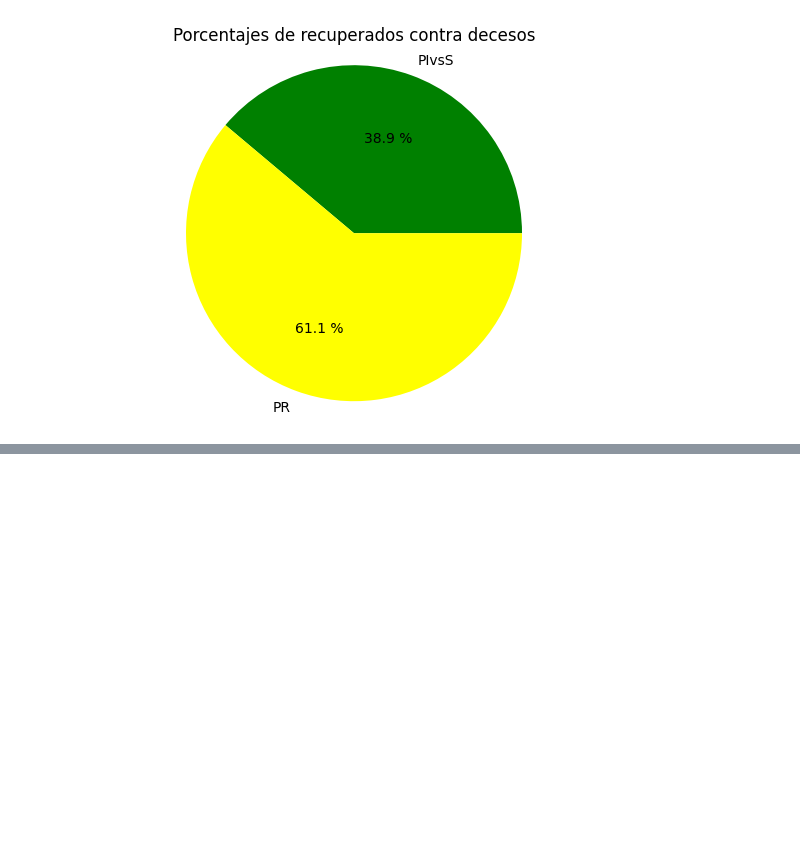
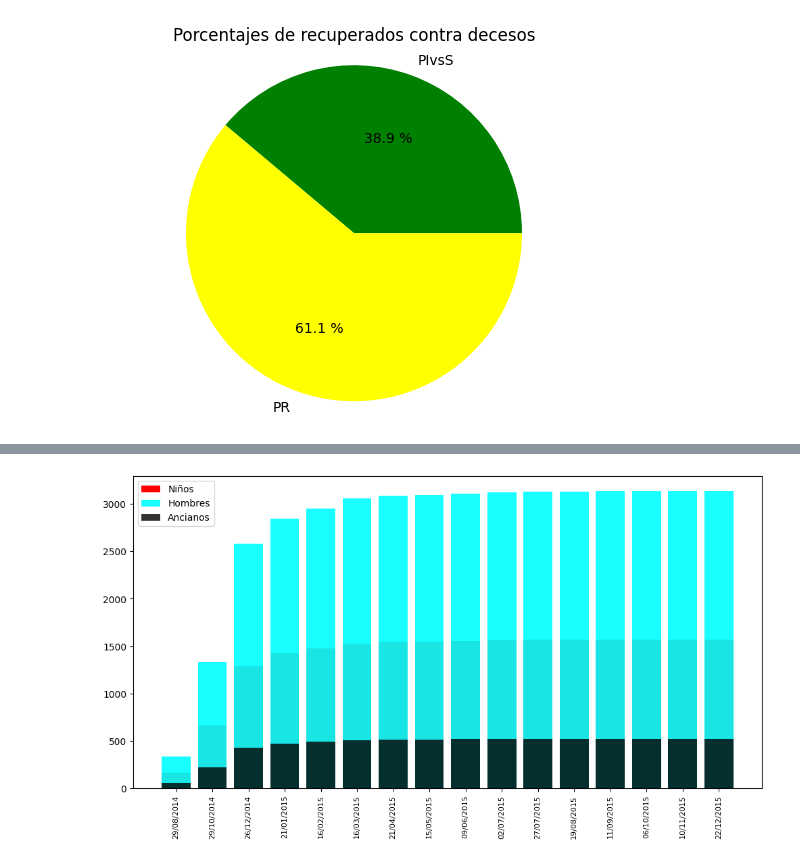
Before and after one commit to hectorhh45/tarea_thc1, a Jupyter notebook: 9/nov/2023.ipynb, the cells around one changed output, grey strips where cells are left out. Drawn from its saved outputs; the diff is of its cells as text; code cells hidden in the pictures; blank space fills up the shorter version.

```diff
--- a/9/nov/2023.ipynb
+++ b/9/nov/2023.ipynb
@@ -193,0 +209,15 @@ plt.show()
+# %%
+SL=df[df['Country']=="Sierra Leone"]
+G=SL['Boys'][0:-1:17]
+AF=SL['Adult Male'][0:-1:17]
+OF=SL['Old Male'][0:-1:17]
+Dates=SL.index[0:-1:17]
+barra=plt.figure(figsize=(12,6))
+plt.bar(Dates,G,color="red",label="Niños")
+plt.bar(Dates,AF,color="cyan",alpha=0.9,label="Hombres")
+plt.bar(Dates,OF,color="black",alpha=0.8,label="Ancianos")
+plt.xticks(rotation=90,fontsize=8)
+plt.legend(loc="upper left")
+plt.show()
+# %% [output]
+[figure, added]
```
Also changed, not shown: parts of 8 cells of this notebook.
